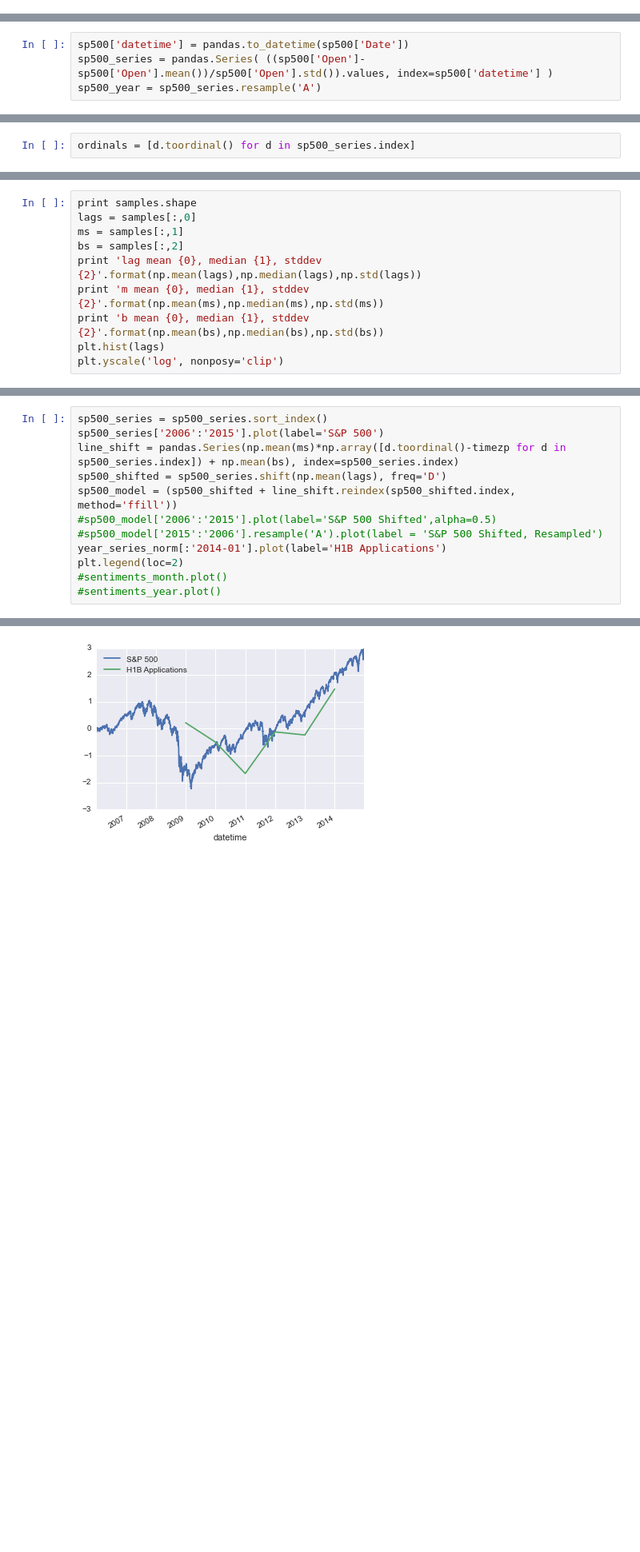
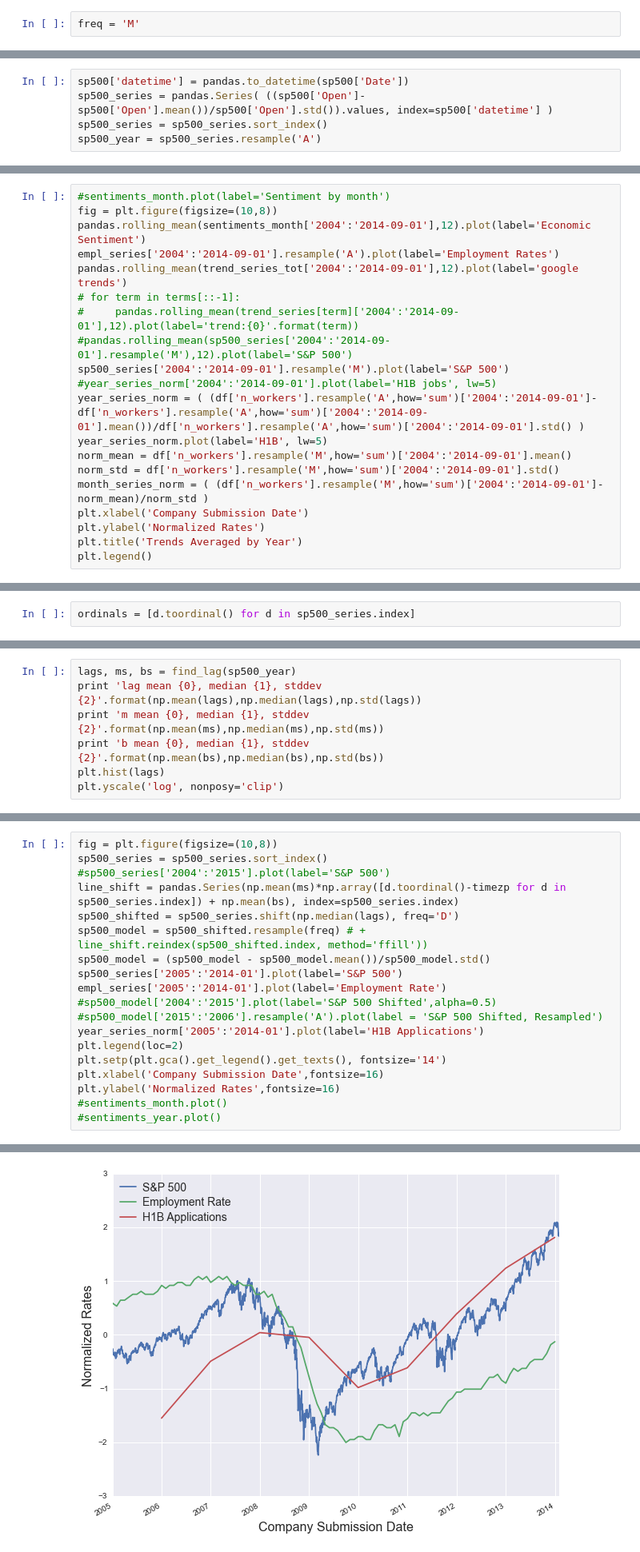
Before and after one commit to ahbauer/insight, a Jupyter notebook: notebooks/H1B.ipynb, the cells around one changed output, grey strips where cells are left out. Shown at 80% size. Drawn from its saved outputs; the diff is of its cells as text; blank space fills up the shorter version.

```diff
--- a/notebooks/H1B.ipynb
+++ b/notebooks/H1B.ipynb
@@ -65,0 +144,2 @@ plt.ylabel('Number of DOL Applications')
+# %%
+freq = 'M'
@@ -85,5 +192,6 @@ sp500 = pandas.io.parsers.read_csv('/Users/bauer/insight/teleborder/data/SP500/2
 # %%
 sp500['datetime'] = pandas.to_datetime(sp500['Date'])
 sp500_series = pandas.Series( ((sp500['Open']-sp500['Open'].mean())/sp500['Open'].std()).values, index=sp500['datetime'] )
+sp500_series = sp500_series.sort_index()
 sp500_year = sp500_series.resample('A')
 # %%
@@ -111,0 +220,20 @@ plt.legend(loc=2)
+# %%
+#sentiments_month.plot(label='Sentiment by month')
+fig = plt.figure(figsize=(10,8))
+pandas.rolling_mean(sentiments_month['2004':'2014-09-01'],12).plot(label='Economic Sentiment')
+empl_series['2004':'2014-09-01'].resample('A').plot(label='Employment Rates')
+pandas.rolling_mean(trend_series_tot['2004':'2014-09-01'],12).plot(label='google trends')
+# for term in terms[::-1]:
+#     pandas.rolling_mean(trend_series[term]['2004':'2014-09-01'],12).plot(label='trend:{0}'.format(term))
+#pandas.rolling_mean(sp500_series['2004':'2014-09-01'].resample('M'),12).plot(label='S&P 500')
+sp500_series['2004':'2014-09-01'].resample('M').plot(label='S&P 500')
+#year_series_norm['2004':'2014-09-01'].plot(label='H1B jobs', lw=5)
+year_series_norm = ( (df['n_workers'].resample('A',how='sum')['2004':'2014-09-01']-df['n_workers'].resample('A',how='sum')['2004':'2014-09-01'].mean())/df['n_workers'].resample('A',how='sum')['2004':'2014-09-01'].std() )
+year_series_norm.plot(label='H1B', lw=5)
+norm_mean = df['n_workers'].resample('M',how='sum')['2004':'2014-09-01'].mean()
+norm_std = df['n_workers'].resample('M',how='sum')['2004':'2014-09-01'].std()
+month_series_norm = ( (df['n_workers'].resample('M',how='sum')['2004':'2014-09-01']-norm_mean)/norm_std )
+plt.xlabel('Company Submission Date')
+plt.ylabel('Normalized Rates')
+plt.title('Trends Averaged by Year')
+plt.legend()
@@ -171,8 +306,5 @@ Mean acceptance fraction: 0.616
 # %%
-print samples.shape
-lags = samples[:,0]
-ms = samples[:,1]
-bs = samples[:,2]
+lags, ms, bs = find_lag(sp500_year)
 print 'lag mean {0}, median {1}, stddev {2}'.format(np.mean(lags),np.median(lags),np.std(lags))
 print 'm mean {0}, median {1}, stddev {2}'.format(np.mean(ms),np.median(ms),np.std(ms))
 print 'b mean {0}, median {1}, stddev {2}'.format(np.mean(bs),np.median(bs),np.std(bs))
@@ -187,13 +321,20 @@ b mean 0.286722851275, median 0.241430738375, stddev 0.548223283422
 # %%
+fig = plt.figure(figsize=(10,8))
 sp500_series = sp500_series.sort_index()
-sp500_series['2006':'2015'].plot(label='S&P 500')
+#sp500_series['2004':'2015'].plot(label='S&P 500')
 line_shift = pandas.Series(np.mean(ms)*np.array([d.toordinal()-timezp for d in sp500_series.index]) + np.mean(bs), index=sp500_series.index)
-sp500_shifted = sp500_series.shift(np.mean(lags), freq='D')
-sp500_model = (sp500_shifted + line_shift.reindex(sp500_shifted.index, method='ffill'))
-#sp500_model['2006':'2015'].plot(label='S&P 500 Shifted',alpha=0.5)
+sp500_shifted = sp500_series.shift(np.median(lags), freq='D')
+sp500_model = sp500_shifted.resample(freq) # + line_shift.reindex(sp500_shifted.index, method='ffill'))
+sp500_model = (sp500_model - sp500_model.mean())/sp500_model.std()
+sp500_series['2005':'2014-01'].plot(label='S&P 500')
+empl_series['2005':'2014-01'].plot(label='Employment Rate')
+#sp500_model['2004':'2015'].plot(label='S&P 500 Shifted',alpha=0.5)
 #sp500_model['2015':'2006'].resample('A').plot(label = 'S&P 500 Shifted, Resampled')
-year_series_norm[:'2014-01'].plot(label='H1B Applications')
+year_series_norm['2005':'2014-01'].plot(label='H1B Applications')
 plt.legend(loc=2)
+plt.setp(plt.gca().get_legend().get_texts(), fontsize='14')
+plt.xlabel('Company Submission Date',fontsize=16)
+plt.ylabel('Normalized Rates',fontsize=16)
 #sentiments_month.plot()
 #sentiments_year.plot()
 # %% [output]
@@ -201 +342 @@ plt.legend(loc=2)
-[figure, old version]
+[figure, new version]
```
Also changed, not shown: parts of 52 cells of this notebook, 11 other files.
